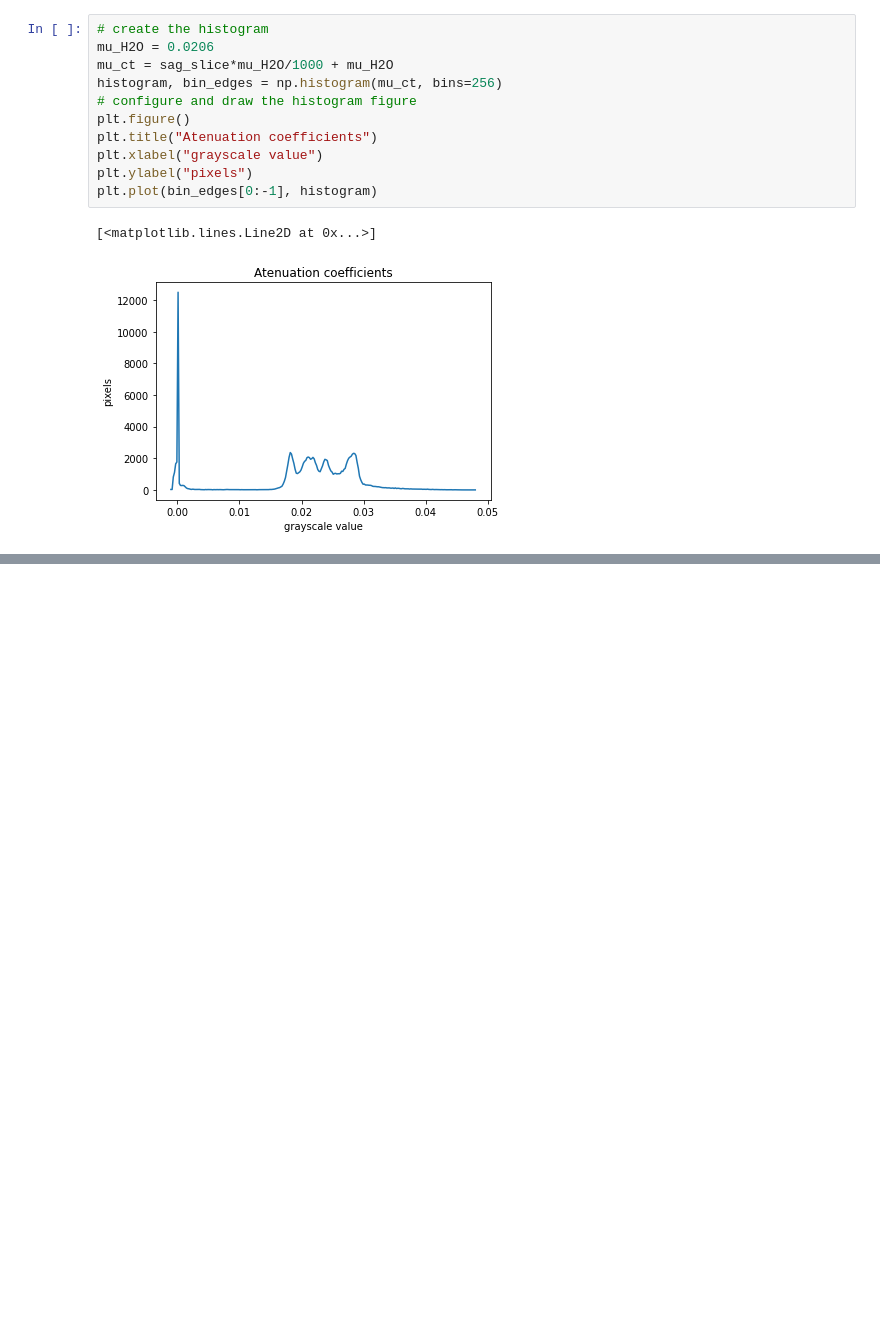
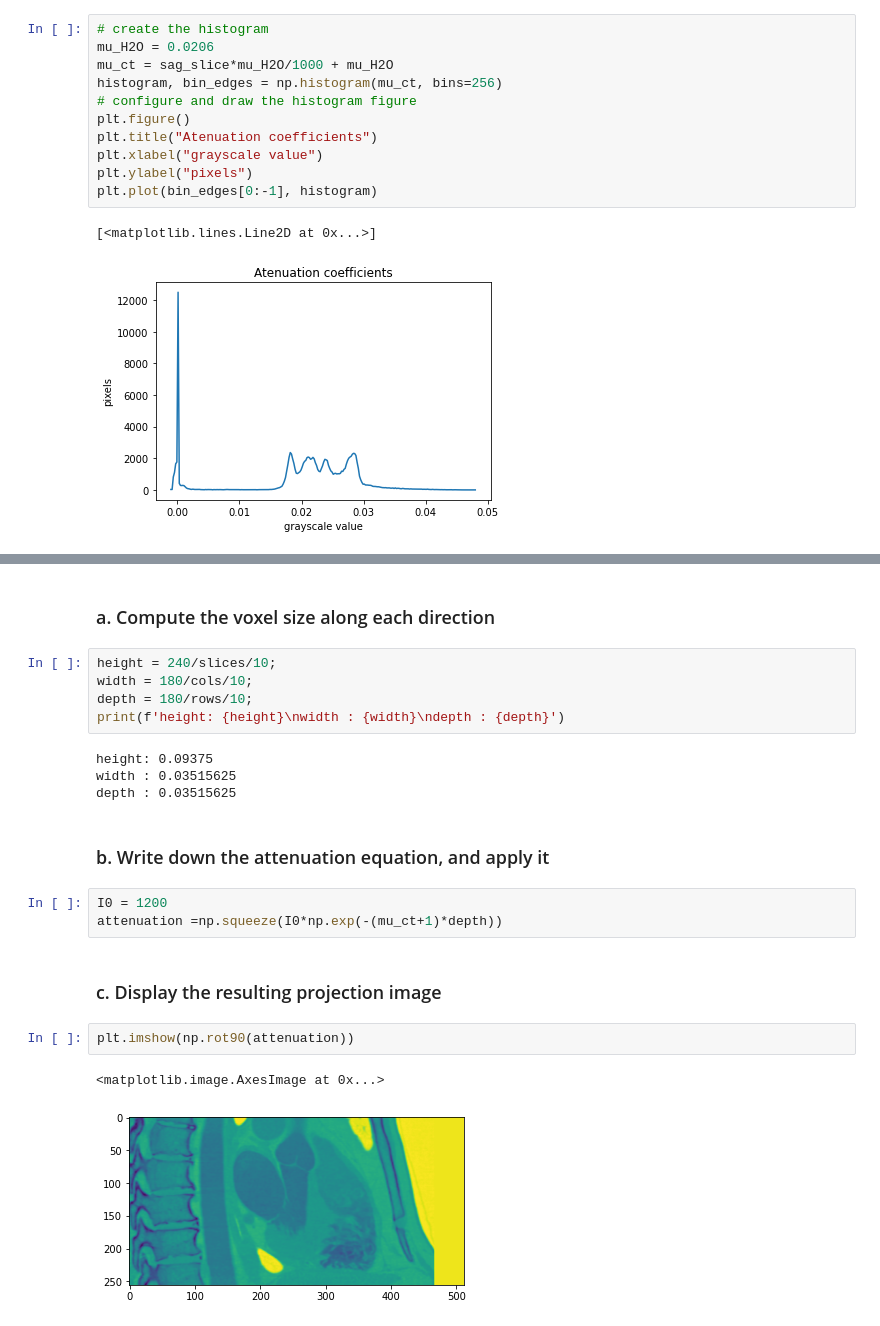
Before and after one commit to murillo-teixeira/medical-imaging-assignments, a Jupyter notebook: 1. Lab 1/Lab1.ipynb, the cells around one changed output, grey strips where cells are left out. Drawn from its saved outputs; the diff is of its cells as text; blank space fills up the shorter version.

```diff
--- a/1. Lab 1/Lab1.ipynb
+++ b/1. Lab 1/Lab1.ipynb
@@ -109,0 +127,23 @@ Text(0.5, 0.98, 'Axial plane')
+# %% [markdown]
+### a. Compute the voxel size along each direction
+# %%
+height = 240/slices/10;
+width = 180/cols/10;
+depth = 180/rows/10;
+print(f'height: {height}\nwidth : {width}\ndepth : {depth}')
+# %% [output]
+height: 0.09375
+width : 0.03515625
+depth : 0.03515625
+# %% [markdown]
+### b. Write down the attenuation equation, and apply it
+# %%
+I0 = 1200
+attenuation =np.squeeze(I0*np.exp(-(mu_ct+1)*depth))
+# %% [markdown]
+### c. Display the resulting projection image
+# %%
+plt.imshow(np.rot90(attenuation))
+# %% [output]
+<matplotlib.image.AxesImage at 0x...>
+[figure, added]
```
Also changed, not shown: parts of 10 cells of this notebook.
